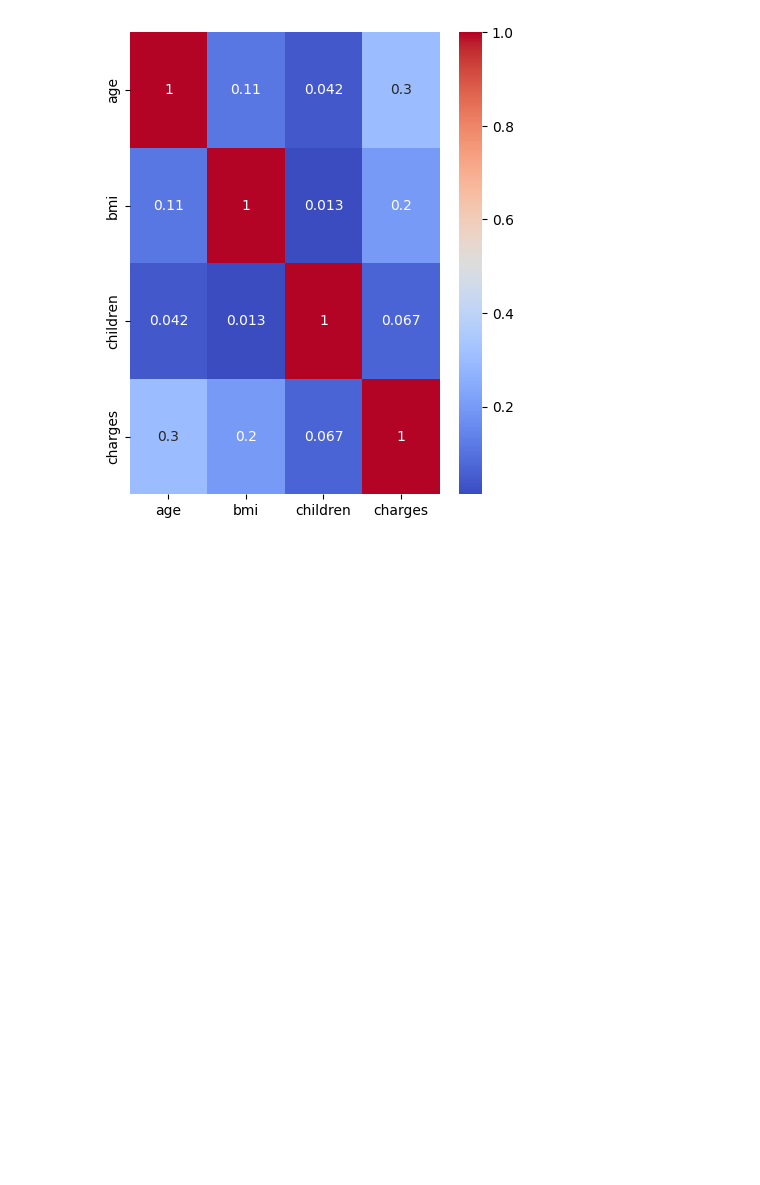
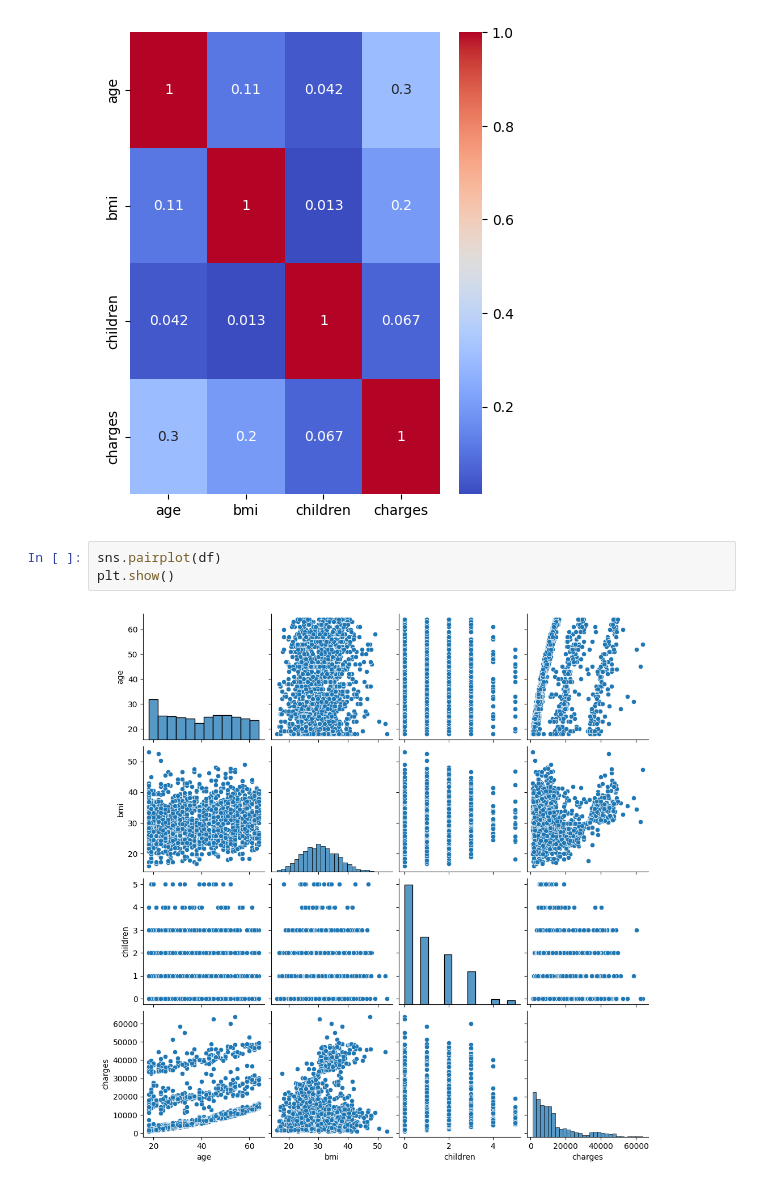
Before and after one commit to AbhishekShah272002/Machine-Learning-Study., a Jupyter notebook: Learning-Labs/Medical_Cost_UsingMLR.ipynb, the cells around one changed output. Saved outputs shown, nothing was run; the diff lists cells and outputs as text; blank space fills up the shorter version.

```diff
--- a/Learning-Labs/Medical_Cost_UsingMLR.ipynb
+++ b/Learning-Labs/Medical_Cost_UsingMLR.ipynb
@@ -60,3 +60,8 @@ sns.heatmap(df.corr(numeric_only=True), annot=True, cmap='coolwarm')
 plt.show()
 # %% [output]
 [figure]
+# %%
+sns.pairplot(df)
+plt.show()
+# %% [output]
+[figure, added]
```
